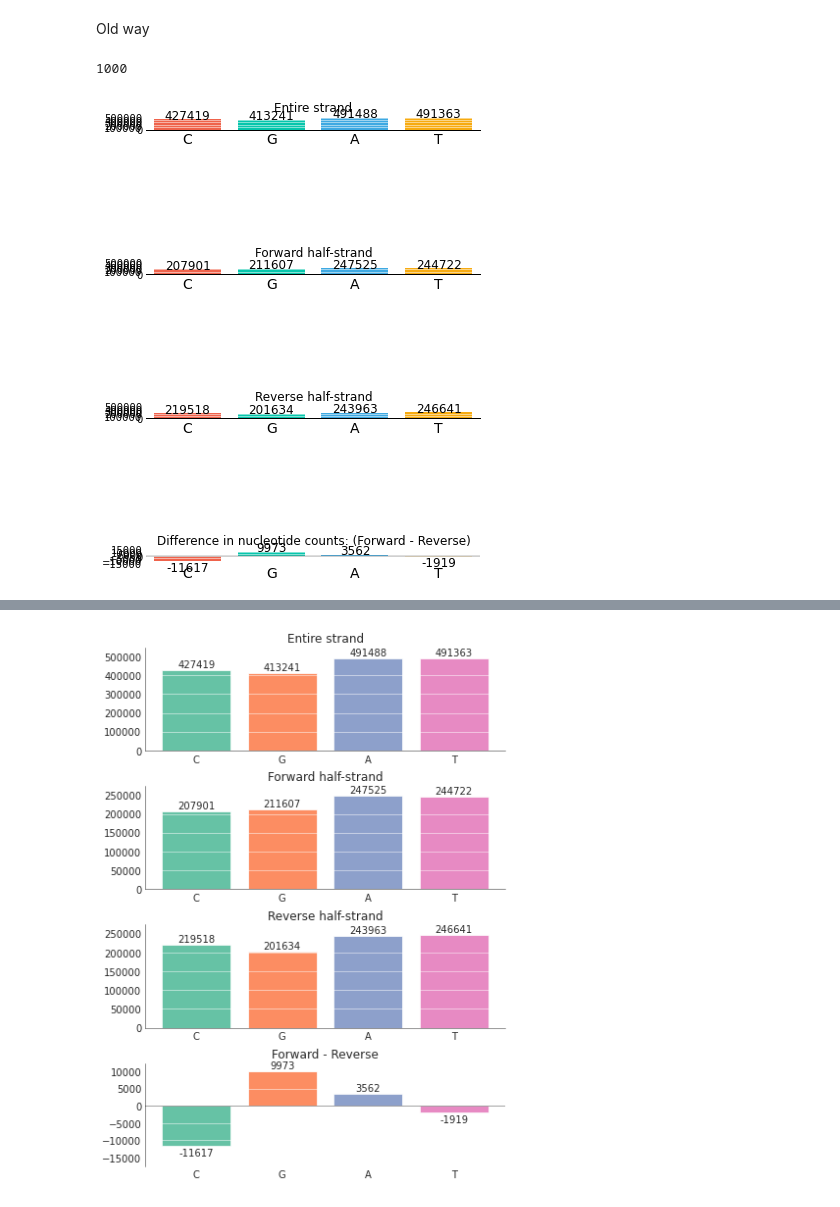
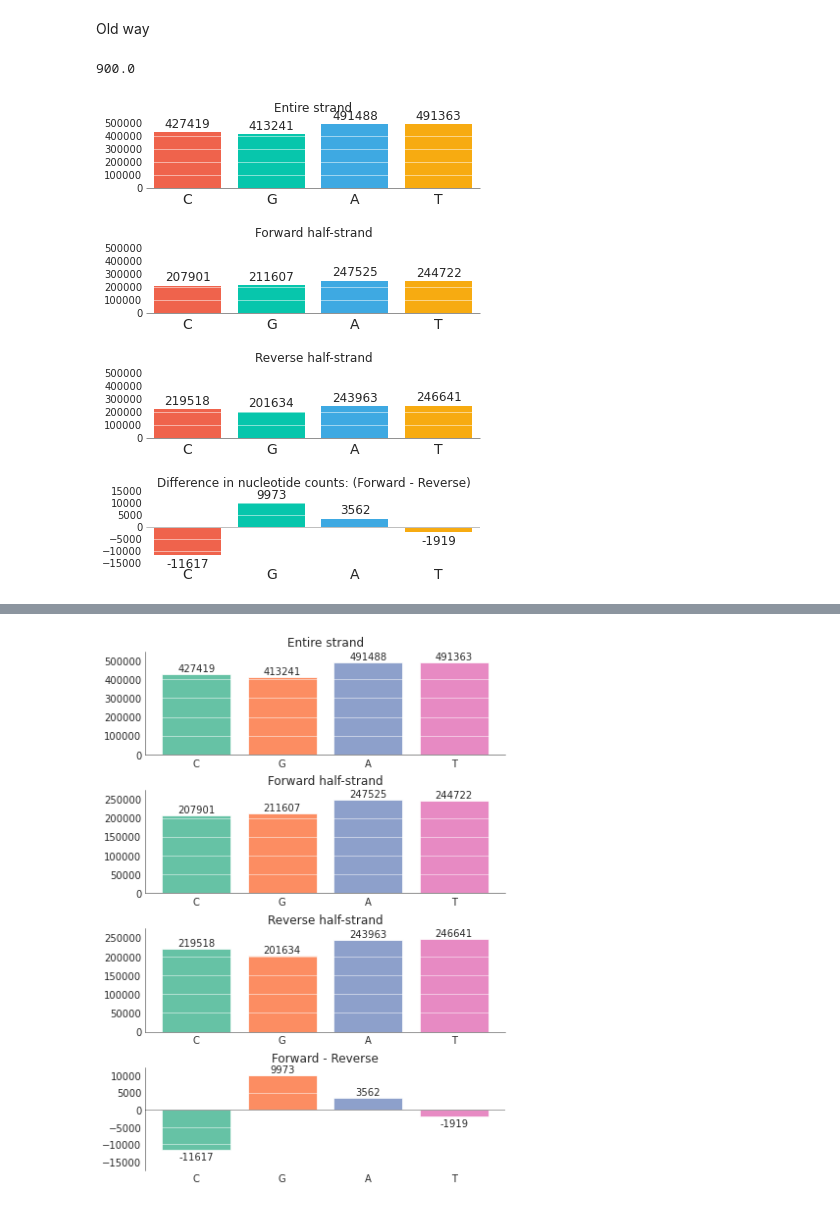
Before and after one commit to olgabot/prettyplotlib, a Jupyter notebook: examples/bar - nucleotide counts.ipynb, the cells around one changed output, grey strips where cells are left out. Cells and saved outputs as stored; diff of their text form; code cells hidden in the pictures.

```diff
--- a/examples/bar - nucleotide counts.ipynb
+++ b/examples/bar - nucleotide counts.ipynb
@@ -1,10 +1,9 @@
 # %% [markdown]
 Old way
 # %%
-
-import prettyplots as pp
-import matplotlib.pyplot as plt
-import brewer2mpl
+import prettyplotlib as ppl
+from prettyplotlib import brewer2mpl
+from prettyplotlib import plt
 
 set2 = brewer2mpl.get_map('Set2', 'qualitative', 7).mpl_colors
 
@@ -27,6 +26,8 @@ strands = {'Entire strand':entire_strand,
 xticks = np.arange(4)
 nucleotides = ['C', 'G', 'A', 'T']
 
+annotate_yrange_factor = 0.03
+
 for i, strand_pair in enumerate(strands.iteritems()):
     title, strand = strand_pair
     ax = axes[i]
@@ -35,7 +36,7 @@ for i, strand_pair in enumerate(strands.iteritems()):
         linewidth=0, color=[colors[nucleotide] for nucleotide in nucleotides])
     ax.set_xlim(xticks[0]-0.5, xticks[-1]+0.5)
     ax.grid(axis='y', color='white', linestyle='-', linewidth=0.5)
-    pp.ax_prettify(ax, ['top', 'left', 'right']) #, remove_ticklabels='y')
+    ppl.remove_chartjunk(ax, ['top', 'left', 'right']) #, remove_ticklabels='y')
     ax.set_xticks(xticks)
     ax.set_xticklabels(nucleotides, fontsize=14)
     ax.set_title(title)
@@ -51,12 +52,12 @@ for i, strand_pair in enumerate(strands.iteritems()):
 
 #    ylim = ax.get_ylim()
     yrange = ylim[1] - ylim[0]
-    offset = yrange/50
+    offset = yrange*annotate_yrange_factor
 
     # add the actual numbers
     for j, nucleotide in enumerate(nucleotides):
         height = strand[nucleotide]
-        ax.annotate(r'%d' % height, (j, height + offset),
+        ax.annotate(r'%d' % height, (j, height+ offset),
                     verticalalignment='bottom',
                     horizontalalignment='center', fontsize=12)#, color='white')
 
@@ -71,38 +72,38 @@ ax.bar(left=xticks-0.4,
     linewidth=0, color=[colors[nucleotide] for nucleotide in nucleotides])
 ax.set_xlim(xticks[0]-0.5, xticks[-1]+0.5)
 ax.grid(axis='y', color='white', linestyle='-', linewidth=0.5)
-pp.ax_prettify(ax, ['top', 'left', 'right', 'bottom']) #, remove_ticklabels='y')
+ppl.remove_chartjunk(ax, ['top', 'left', 'right', 'bottom']) #, remove_ticklabels='y')
 
 ylim = ax.get_ylim()
 max_abs_ylim = max(map(abs, ylim))
 ylim = (-max_abs_ylim, max_abs_ylim)
 ax.set_ylim(ylim)
 yrange = ylim[1] - ylim[0]
-offset_value = 1000  #yrange/10
+offset_value = yrange*annotate_yrange_factor
 
 print offset_value
 
 for j, delta in enumerate(deltas):
 #    height = strand[nucleotide]
-    if delta > 0:
+    if delta >= 0:
         offset = offset_value
         verticalalignment = 'bottom'
     else:
         offset = -offset_value
         verticalalignment = 'top'
     ax.annotate(r'%d' % delta, (j, delta + offset),
                 verticalalignment=verticalalignment,
                 horizontalalignment='center', fontsize=12)#, color='white')
 
 ax.set_xticks(xticks)
 ax.set_xticklabels(nucleotides, fontsize=14)
 ax.set_title('Difference in nucleotide counts: (Forward - Reverse)')
 
 # Increase space between subplots
-fig.subplots_adjust(hspace=10)
+fig.subplots_adjust(hspace=0.75)
 
 fig.savefig('bar_nucleotide_counts.png')
 fig.savefig('bar_nucleotide_counts.pdf')
 # %% [output]
-1000
+900.0
-[figure, old version]
+[figure, new version]
```
Also changed, not shown: parts of 2 cells of this notebook, 12 other files.
